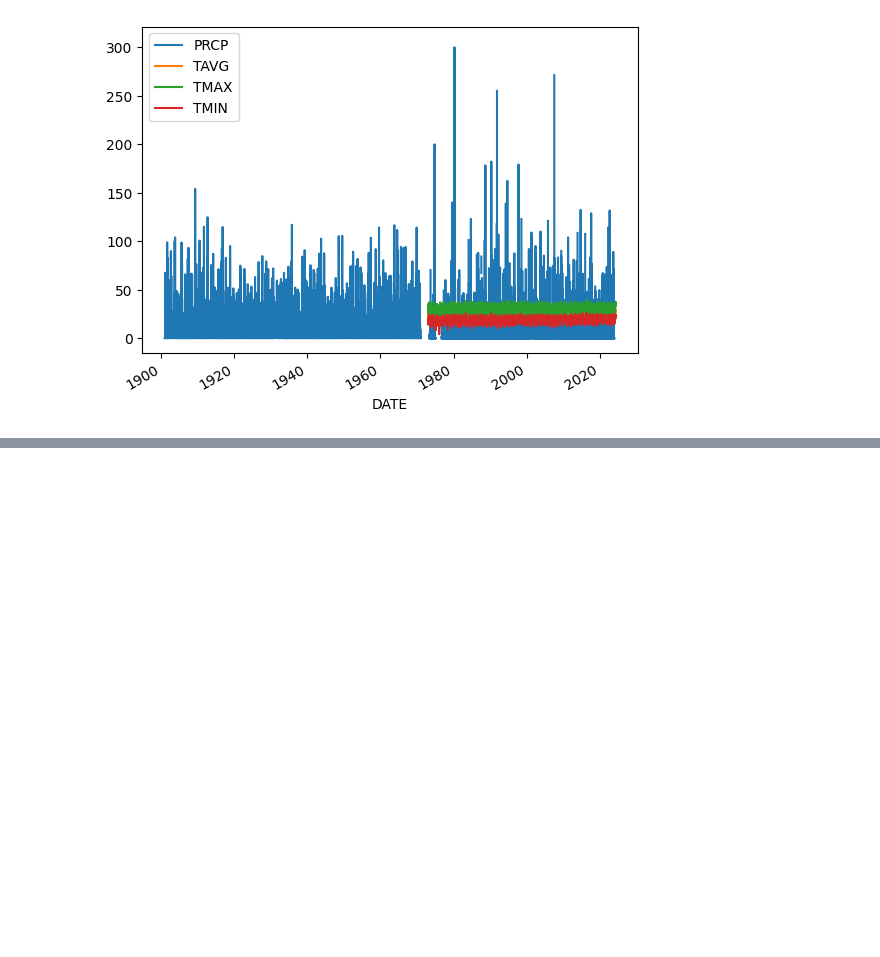
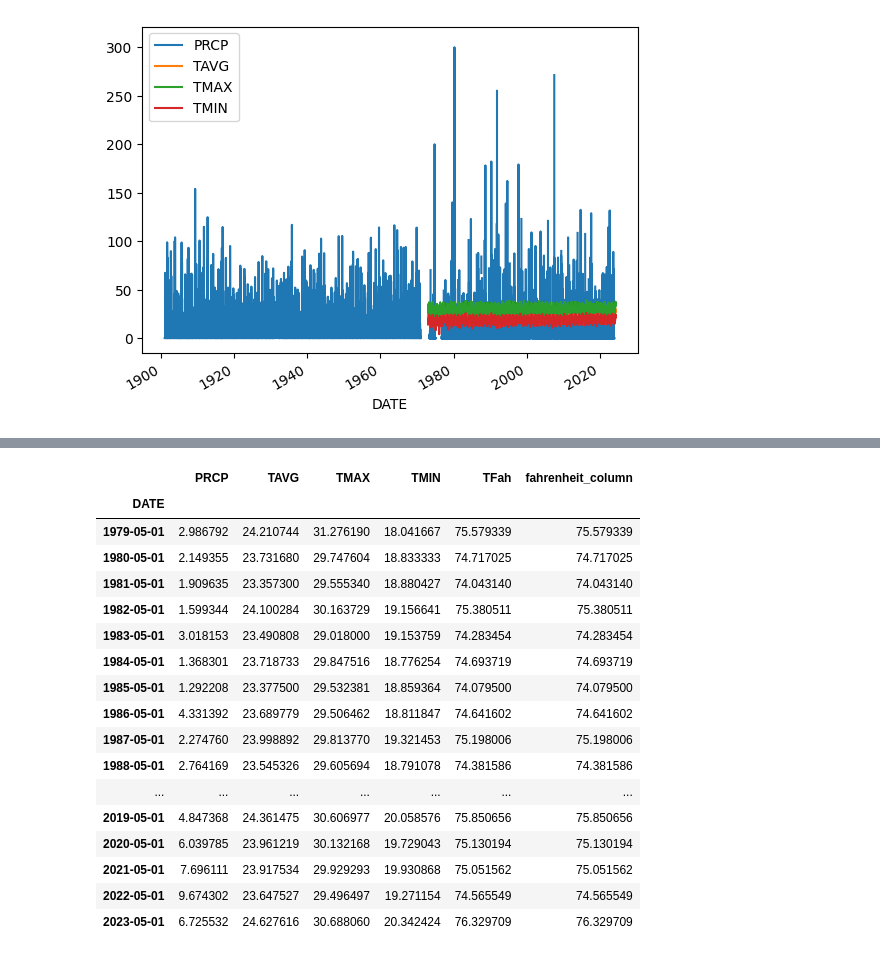
Before and after one commit to cu-esiil-edu/gauravchakrabarty.github.io, a Jupyter notebook: Timeseries_Bangalore.ipynb, the cells around one changed output, grey strips where cells are left out. Saved outputs shown, nothing was run; the diff lists cells and outputs as text; code cells hidden in the pictures; blank space fills up the shorter version.

```diff
--- a/Timeseries_Bangalore.ipynb
+++ b/Timeseries_Bangalore.ipynb
@@ -74,0 +95,5 @@ bgl_ind_df.plot()
+# %%
+# Convert to Fahrenheit from Celcius
+# Considering the average temperature (TAVG)
+bgl_ind_df.loc[:,'TFah'] = (bgl_ind_df.loc[:,'TAVG'] * (9/5) ) + 32
+bgl_ind_df
@@ -74,0 +120,7 @@ bgl_ind_df.plot()
+# %%
+def convert_to_fahrenheit(celcius):
+    """Convert temperature to fahrenheit"""
+    return ((9/5 * celcius) + 32)
+
+bgl_ind_df['fahrenheit_column'] = bgl_ind_df['TAVG'].apply(convert_to_fahrenheit)
+bgl_ind_df
@@ -74,0 +147,4 @@ bgl_ind_df.plot()
+# %%
+# Subset the data to look at 1980-2024
+bgl_ind_1980_2024_df = bgl_ind_df.loc['1980-01-01':'2024-04']
+bgl_ind_1980_2024_df
@@ -74,0 +166,23 @@ bgl_ind_df.plot()
+# %%
+# Resample the data to look at yearly mean values
+bgl_ind_yearly_mean = bgl_ind_1980_2024_df.resample('YS-May').mean()
+bgl_ind_yearly_mean
+# %% [output]
+|  | PRCP | TAVG | TMAX | TMIN | TFah | fahrenheit_column |
+| DATE |  |  |  |  |  |  |
+| 1979-05-01 | 2.986792 | 24.210744 | 31.276190 | 18.041667 | 75.579339 | 75.579339 |
+| 1980-05-01 | 2.149355 | 23.731680 | 29.747604 | 18.833333 | 74.717025 | 74.717025 |
+| 1981-05-01 | 1.909635 | 23.357300 | 29.555340 | 18.880427 | 74.043140 | 74.043140 |
+| 1982-05-01 | 1.599344 | 24.100284 | 30.163729 | 19.156641 | 75.380511 | 75.380511 |
+| 1983-05-01 | 3.018153 | 23.490808 | 29.018000 | 19.153759 | 74.283454 | 74.283454 |
+| 1984-05-01 | 1.368301 | 23.718733 | 29.847516 | 18.776254 | 74.693719 | 74.693719 |
+| 1985-05-01 | 1.292208 | 23.377500 | 29.532381 | 18.859364 | 74.079500 | 74.079500 |
+| 1986-05-01 | 4.331392 | 23.689779 | 29.506462 | 18.811847 | 74.641602 | 74.641602 |
+| 1987-05-01 | 2.274760 | 23.998892 | 29.813770 | 19.321453 | 75.198006 | 75.198006 |
+| 1988-05-01 | 2.764169 | 23.545326 | 29.605694 | 18.791078 | 74.381586 | 74.381586 |
+| ... | ... | ... | ... | ... | ... | ... |
+| 2019-05-01 | 4.847368 | 24.361475 | 30.606977 | 20.058576 | 75.850656 | 75.850656 |
+| 2020-05-01 | 6.039785 | 23.961219 | 30.132168 | 19.729043 | 75.130194 | 75.130194 |
+| 2021-05-01 | 7.696111 | 23.917534 | 29.929293 | 19.930868 | 75.051562 | 75.051562 |
+| 2022-05-01 | 9.674302 | 23.647527 | 29.496497 | 19.271154 | 74.565549 | 74.565549 |
+| 2023-05-01 | 6.725532 | 24.627616 | 30.688060 | 20.342424 | 76.329709 | 76.329709 |
```
Also changed, not shown: parts of 9 cells of this notebook.
